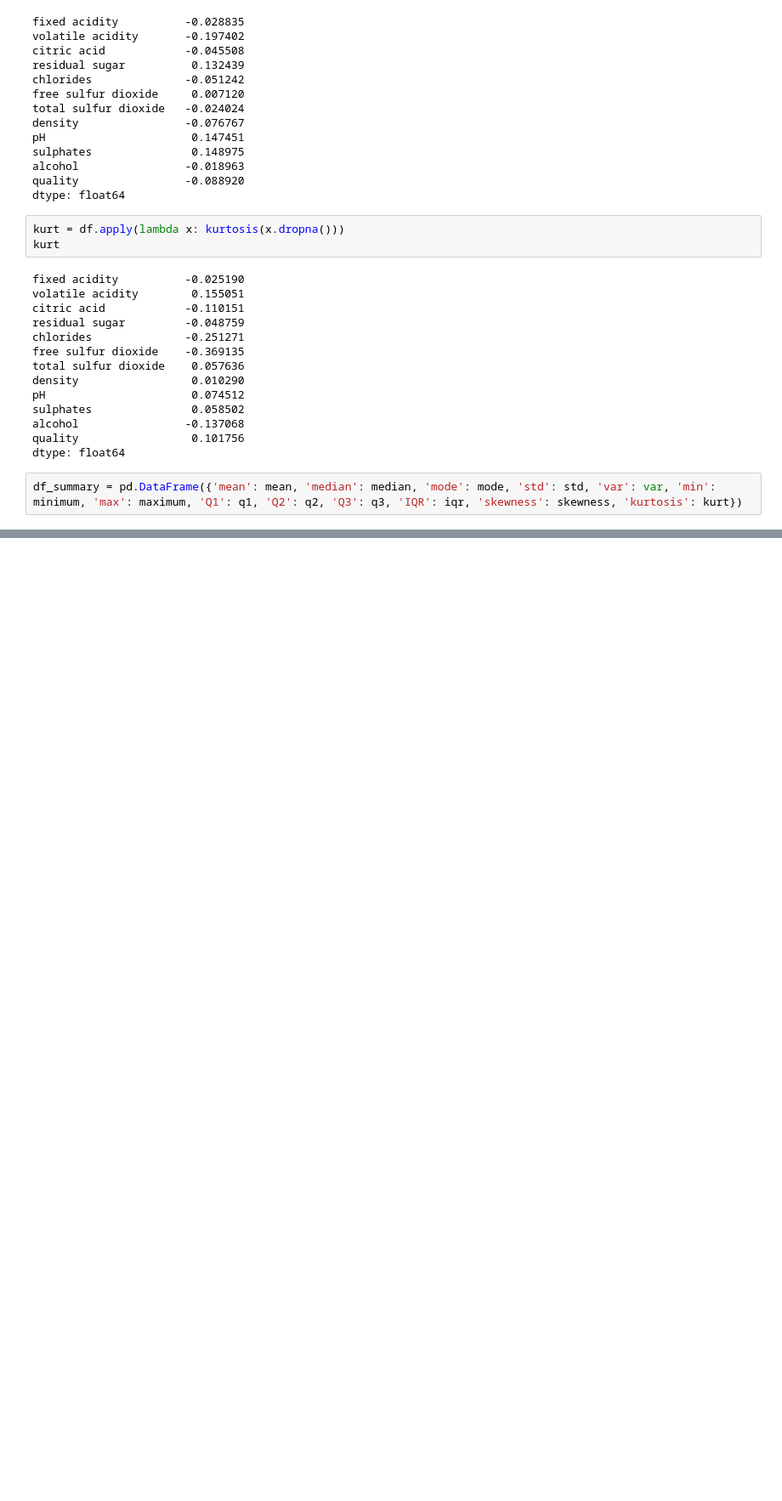
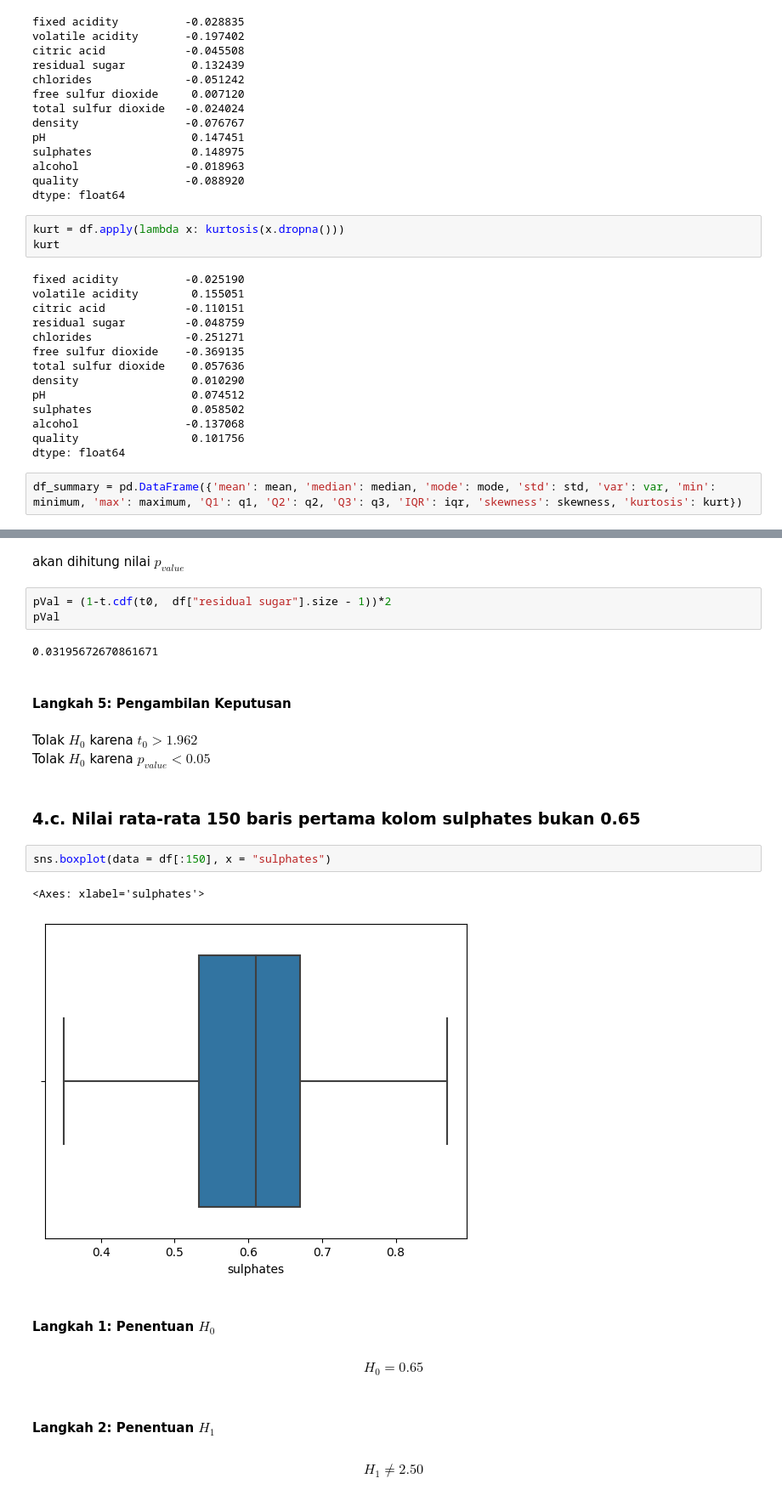
Before and after one commit to mutawalle/hypothesis-test, a Jupyter notebook: Probstat_Tubes.ipynb, the cells around one changed output, grey strips where cells are left out. Shown: that part at 85% size. Cells and saved outputs as stored; diff of their text form; blank space fills up the shorter version.

```diff
--- a/Probstat_Tubes.ipynb
+++ b/Probstat_Tubes.ipynb
@@ -342,0 +436,27 @@ Kolom free sulfur dioxide:
+# %% [markdown]
+akan dihitung nilai $p_{value}$
+# %%
+pVal = (1-t.cdf(t0,  df["residual sugar"].size - 1))*2
+pVal
+# %% [output]
+0.03195672670861671
+# %% [markdown]
+#### Langkah 5: Pengambilan Keputusan
+# %% [markdown]
+Tolak $H_0$ karena $ t_0 > 1.962 $ <br>
+Tolak $H_0$ karena $p_{value} < 0.05$
+# %% [markdown]
+### 4.c. Nilai rata-rata 150 baris pertama kolom sulphates bukan 0.65
+# %%
+sns.boxplot(data = df[:150], x = "sulphates")
+# %% [output]
+<Axes: xlabel='sulphates'>
+[figure, added]
+# %% [markdown]
+#### Langkah 1: Penentuan $H_0$
+# %% [markdown]
+$$ H_0 = 0.65 $$
+# %% [markdown]
+#### Langkah 2: Penentuan $H_1$
+# %% [markdown]
+$$ H_1 \neq 2.50 $$
```
Also changed, not shown: parts of 84 cells of this notebook, 1 other file.
